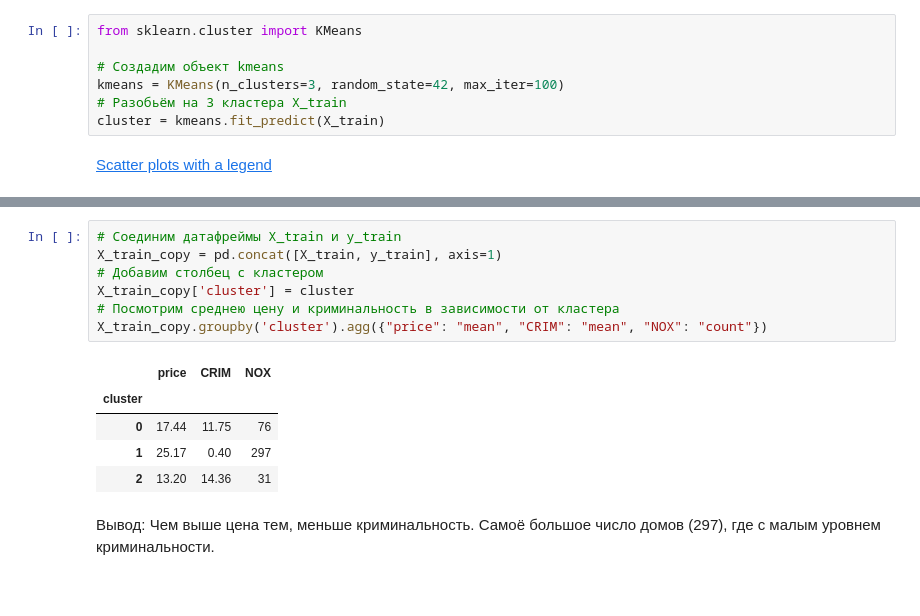
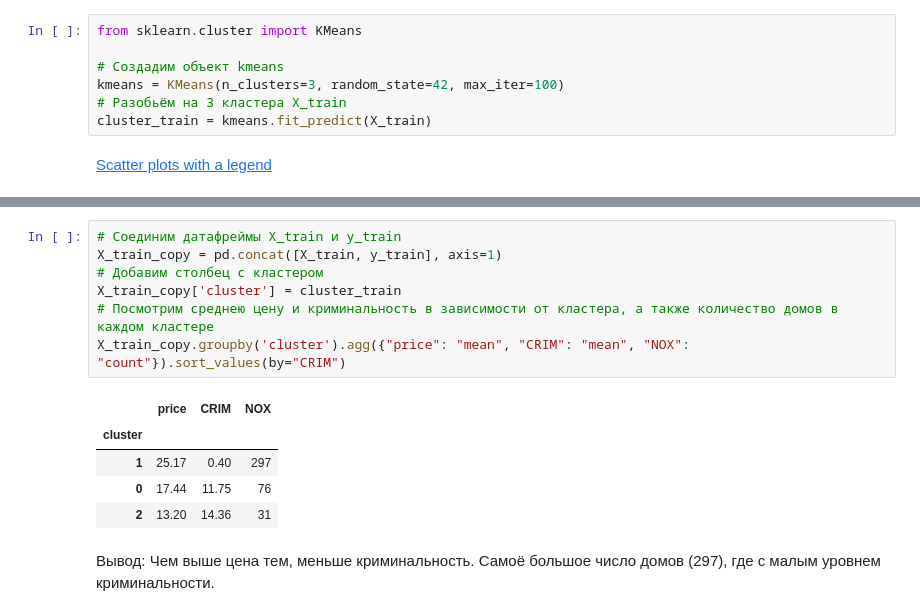
Before and after one commit to uc20100/Python-for-Data-Science, a Jupyter notebook: homework.ipynb, the cells around one changed output, grey strips where cells are left out. Drawn from its saved outputs; the diff is of its cells as text.

```diff
--- a/homework.ipynb
+++ b/homework.ipynb
@@ -249,7 +249,7 @@ from sklearn.cluster import KMeans
 # Создадим объект kmeans
 kmeans = KMeans(n_clusters=3, random_state=42, max_iter=100)
 # Разобьём на 3 кластера X_train
-cluster = kmeans.fit_predict(X_train)
+cluster_train = kmeans.fit_predict(X_train)
 # %% [markdown]
 [Scatter plots with a legend](https://matplotlib.org/stable/gallery/lines_bars_and_markers/scatter_with_legend.html)
 # %%
@@ -269,15 +269,15 @@ plt.show()
 # %%
 # Соединим датафреймы X_train и y_train
 X_train_copy = pd.concat([X_train, y_train], axis=1)
 # Добавим столбец с кластером
-X_train_copy['cluster'] = cluster
-# Посмотрим среднею цену и криминальность в зависимости от кластера
-X_train_copy.groupby('cluster').agg({"price": "mean", "CRIM": "mean", "NOX": "count"})
+X_train_copy['cluster'] = cluster_train
+# Посмотрим среднею цену и криминальность в зависимости от кластера, а также количество домов в каждом кластере
+X_train_copy.groupby('cluster').agg({"price": "mean", "CRIM": "mean", "NOX": "count"}).sort_values(by="CRIM")
 # %% [output]
 |  | price | CRIM | NOX |
 | cluster |  |  |  |
+| 1 | 25.17 | 0.40 | 297 |
 | 0 | 17.44 | 11.75 | 76 |
-| 1 | 25.17 | 0.40 | 297 |
 | 2 | 13.20 | 14.36 | 31 |
 # %% [markdown]
 Вывод: Чем выше цена тем, меньше криминальность. Самоё большое число домов (297), где с малым уровнем криминальности.
```
Also changed, not shown: parts of 6 cells of this notebook.
